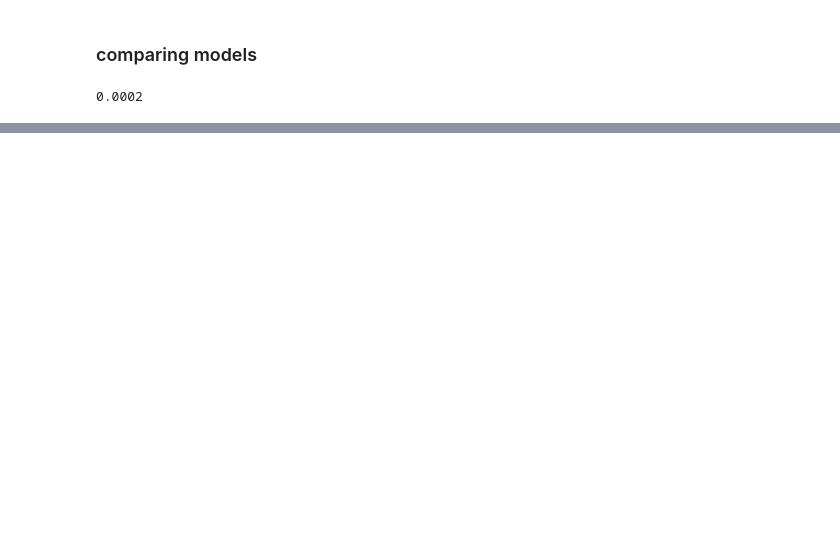
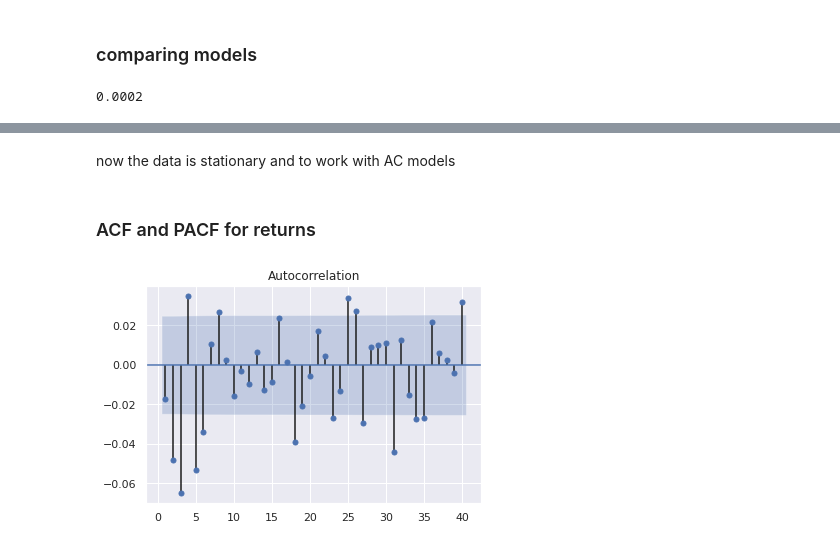
Before and after one commit to MahmutAtia/Time-Series-Analysis-in-Python, a Jupyter notebook: working with time series.ipynb, the cells around one changed output, grey strips where cells are left out. Drawn from its saved outputs; the diff is of its cells as text; code cells hidden in the pictures; blank space fills up the shorter version.

```diff
--- a/working with time series.ipynb
+++ b/working with time series.ipynb
@@ -377,0 +415,5 @@ AR.4           -2.9561           -0.0000j            2.9561           -0.5000
+# %%
+df["returns_ftse"] = df["ftse"].pct_change(1).mul(100)
+# %%
+# without NA in returns
+df_new = df.iloc[1:,:]
@@ -377,0 +431,4 @@ AR.4           -2.9561           -0.0000j            2.9561           -0.5000
+# %% [markdown]
+now the data is stationary and to work with AC models
+# %% [markdown]
+### ACF and PACF for returns
@@ -377,0 +437,5 @@ AR.4           -2.9561           -0.0000j            2.9561           -0.5000
+# %%
+plot_acf(df_new["returns_ftse"],lags = 40 , zero = False)
+plt.show()
+# %% [output]
+[figure, added]
```
Also changed, not shown: parts of 18 cells of this notebook, 1 other file.
